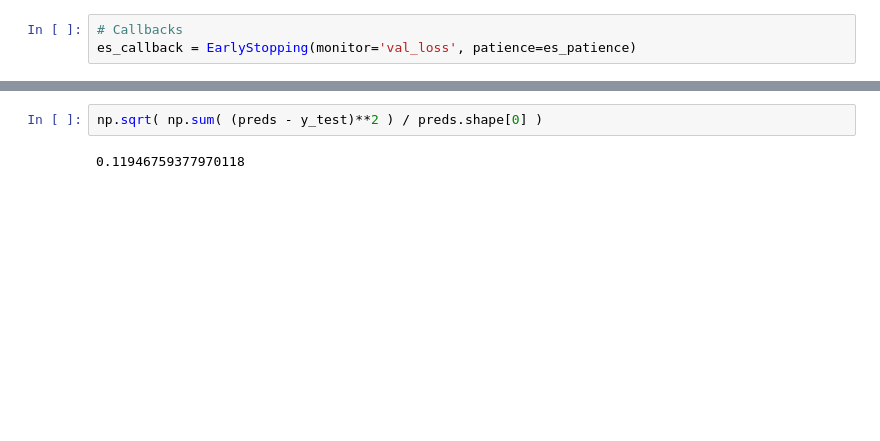
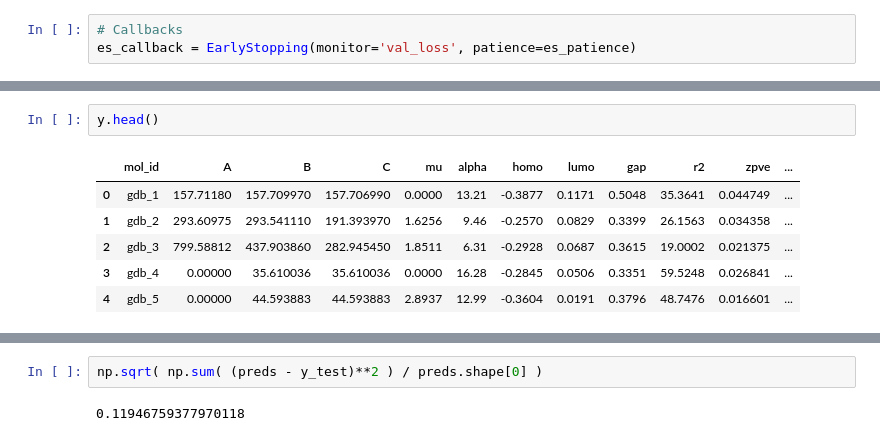
Before and after one commit to abiricz/spektral, a Jupyter notebook: notebooks/spektral_package_test.ipynb, the cells around one changed output, grey strips where cells are left out. Drawn from its saved outputs; the diff is of its cells as text; blank space fills up the shorter version.

```diff
--- a/notebooks/spektral_package_test.ipynb
+++ b/notebooks/spektral_package_test.ipynb
@@ -270,0 +273,9 @@ Test loss: 0.01427250599306511
+# %%
+y.head()
+# %% [output]
+|  | mol_id | A | B | C | mu | alpha | homo | lumo | gap | r2 | zpve | ... |
+| 0 | gdb_1 | 157.71180 | 157.709970 | 157.706990 | 0.0000 | 13.21 | -0.3877 | 0.1171 | 0.5048 | 35.3641 | 0.044749 | ... |
+| 1 | gdb_2 | 293.60975 | 293.541110 | 191.393970 | 1.6256 | 9.46 | -0.2570 | 0.0829 | 0.3399 | 26.1563 | 0.034358 | ... |
+| 2 | gdb_3 | 799.58812 | 437.903860 | 282.945450 | 1.8511 | 6.31 | -0.2928 | 0.0687 | 0.3615 | 19.0002 | 0.021375 | ... |
+| 3 | gdb_4 | 0.00000 | 35.610036 | 35.610036 | 0.0000 | 16.28 | -0.2845 | 0.0506 | 0.3351 | 59.5248 | 0.026841 | ... |
+| 4 | gdb_5 | 0.00000 | 44.593883 | 44.593883 | 2.8937 | 12.99 | -0.3604 | 0.0191 | 0.3796 | 48.7476 | 0.016601 | ... |
```
Also changed, not shown: parts of 14 cells of this notebook.
